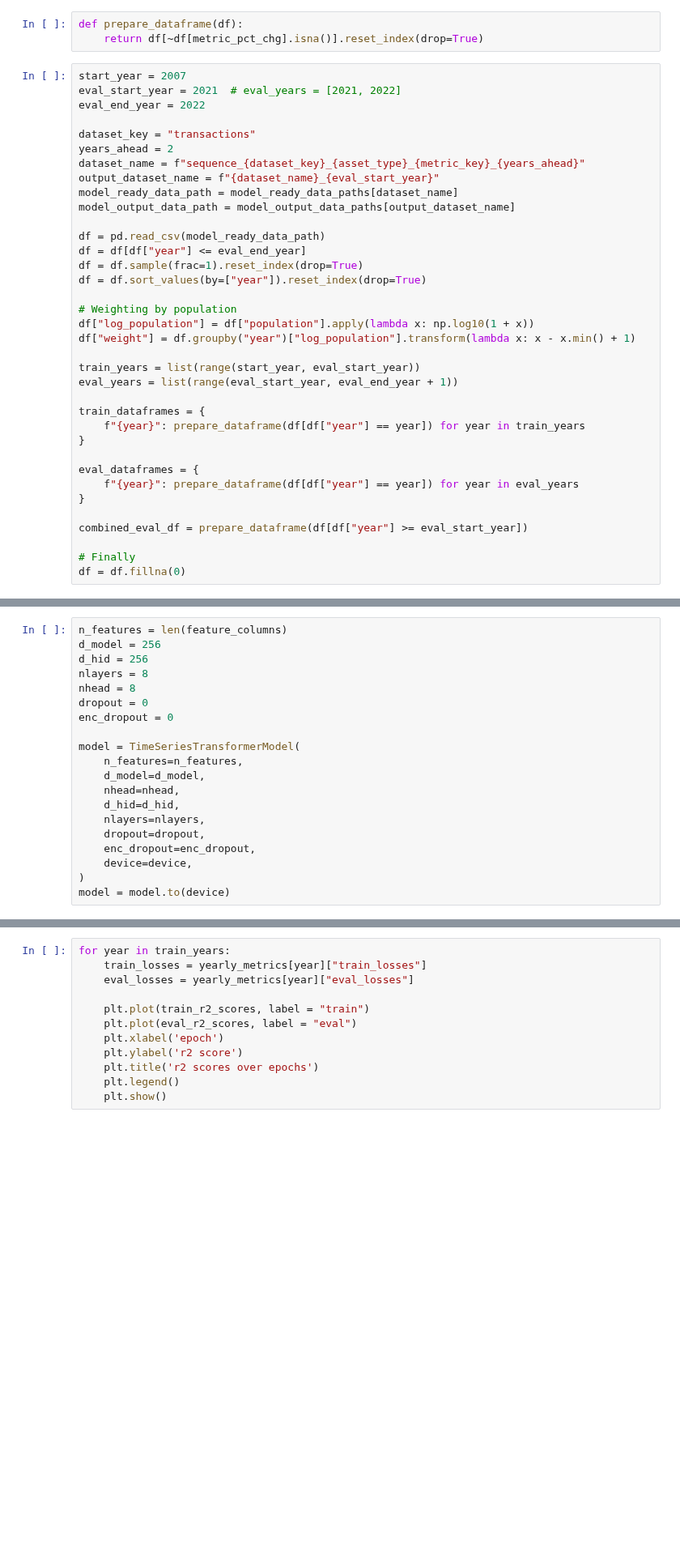
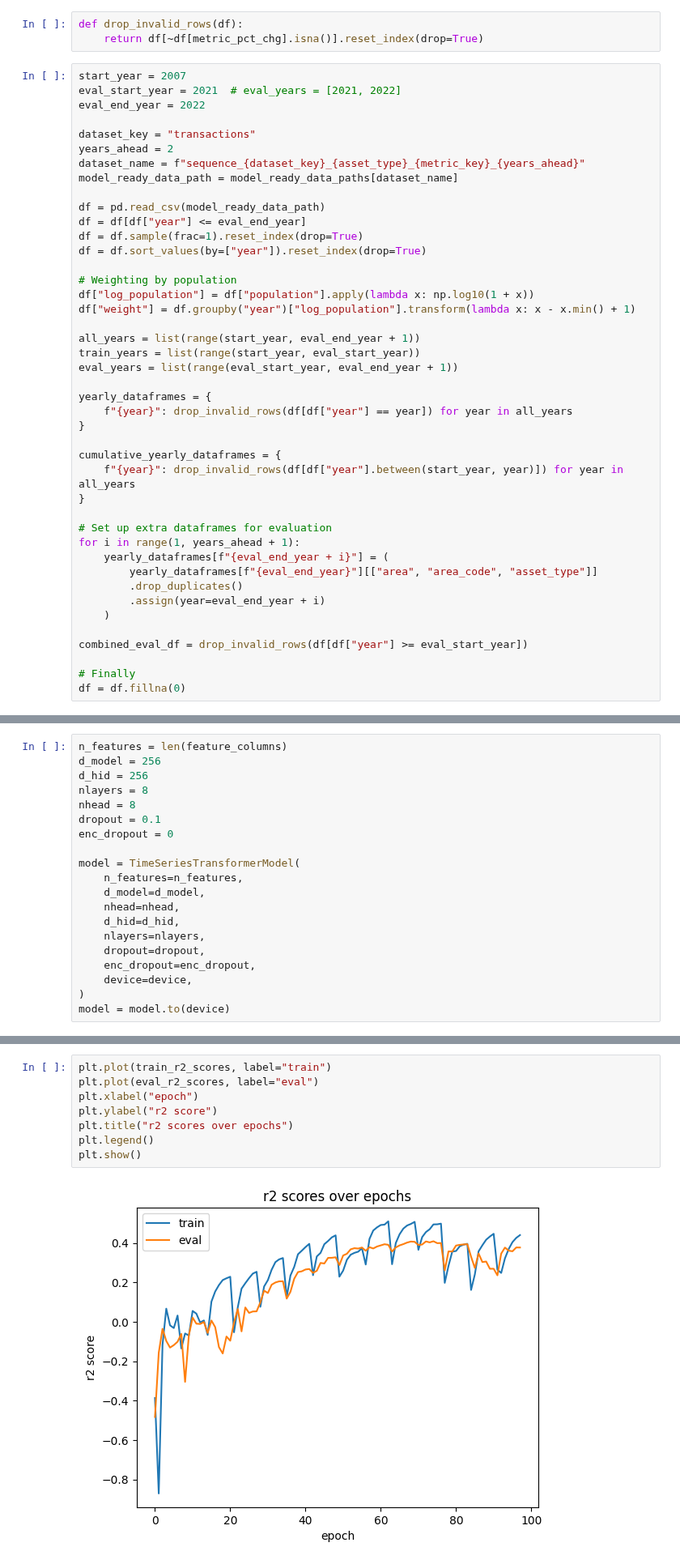
Before and after one commit to diabhaque/Yogen, a Jupyter notebook: notebooks/8_incremental_training/regression_transformer.ipynb, the cells around one changed output, grey strips where cells are left out. Shown at 81% size. Saved outputs shown, nothing was run; the diff lists cells and outputs as text; blank space fills up the shorter version.

```diff
--- a/notebooks/8_incremental_training/regression_transformer.ipynb
+++ b/notebooks/8_incremental_training/regression_transformer.ipynb
@@ -45,7 +43,7 @@ metric = metrics[metric_key]
 metric_pct_chg = metric + "_pct_chg"
 normalized_metric_pct_chg = metric_pct_chg + "_normalized_yearly"
 # %%
-def prepare_dataframe(df):
+def drop_invalid_rows(df):
     return df[~df[metric_pct_chg].isna()].reset_index(drop=True)
 # %%
 start_year = 2007
@@ -55,9 +53,7 @@ eval_end_year = 2022
 dataset_key = "transactions"
 years_ahead = 2
 dataset_name = f"sequence_{dataset_key}_{asset_type}_{metric_key}_{years_ahead}"
-output_dataset_name = f"{dataset_name}_{eval_start_year}"
 model_ready_data_path = model_ready_data_paths[dataset_name]
-model_output_data_path = model_output_data_paths[output_dataset_name]
 
 df = pd.read_csv(model_ready_data_path)
 df = df[df["year"] <= eval_end_year]
@@ -68,18 +64,27 @@ df = df.sort_values(by=["year"]).reset_index(drop=True)
 df["log_population"] = df["population"].apply(lambda x: np.log10(1 + x))
 df["weight"] = df.groupby("year")["log_population"].transform(lambda x: x - x.min() + 1)
 
+all_years = list(range(start_year, eval_end_year + 1))
 train_years = list(range(start_year, eval_start_year))
 eval_years = list(range(eval_start_year, eval_end_year + 1))
 
-train_dataframes = {
-    f"{year}": prepare_dataframe(df[df["year"] == year]) for year in train_years
+yearly_dataframes = {
+    f"{year}": drop_invalid_rows(df[df["year"] == year]) for year in all_years
 }
 
-eval_dataframes = {
-    f"{year}": prepare_dataframe(df[df["year"] == year]) for year in eval_years
+cumulative_yearly_dataframes = {
+    f"{year}": drop_invalid_rows(df[df["year"].between(start_year, year)]) for year in all_years
 }
 
-combined_eval_df = prepare_dataframe(df[df["year"] >= eval_start_year])
+# Set up extra dataframes for evaluation
+for i in range(1, years_ahead + 1):
+    yearly_dataframes[f"{eval_end_year + i}"] = (
+        yearly_dataframes[f"{eval_end_year}"][["area", "area_code", "asset_type"]]
+        .drop_duplicates()
+        .assign(year=eval_end_year + i)
+    )
+
+combined_eval_df = drop_invalid_rows(df[df["year"] >= eval_start_year])
 
 # Finally
 df = df.fillna(0)
@@ -207,7 +191,7 @@ d_model = 256
 d_hid = 256
 nlayers = 8
 nhead = 8
-dropout = 0
+dropout = 0.1
 enc_dropout = 0
 
 model = TimeSeriesTransformerModel(
@@ -299,12 +317,10 @@ for year, train_dataloader in train_dataloaders.items():
 # %%
-for year in train_years:
-    train_losses = yearly_metrics[year]["train_losses"]
-    eval_losses = yearly_metrics[year]["eval_losses"]
-
-    plt.plot(train_r2_scores, label = "train")
-    plt.plot(eval_r2_scores, label = "eval")
-    plt.xlabel('epoch')
-    plt.ylabel('r2 score')
-    plt.title('r2 scores over epochs')
-    plt.legend()
-    plt.show()
+plt.plot(train_r2_scores, label="train")
+plt.plot(eval_r2_scores, label="eval")
+plt.xlabel("epoch")
+plt.ylabel("r2 score")
+plt.title("r2 scores over epochs")
+plt.legend()
+plt.show()
+# %% [output]
+[figure, added]
```
Also changed, not shown: parts of 9 cells of this notebook, 12 other files.
